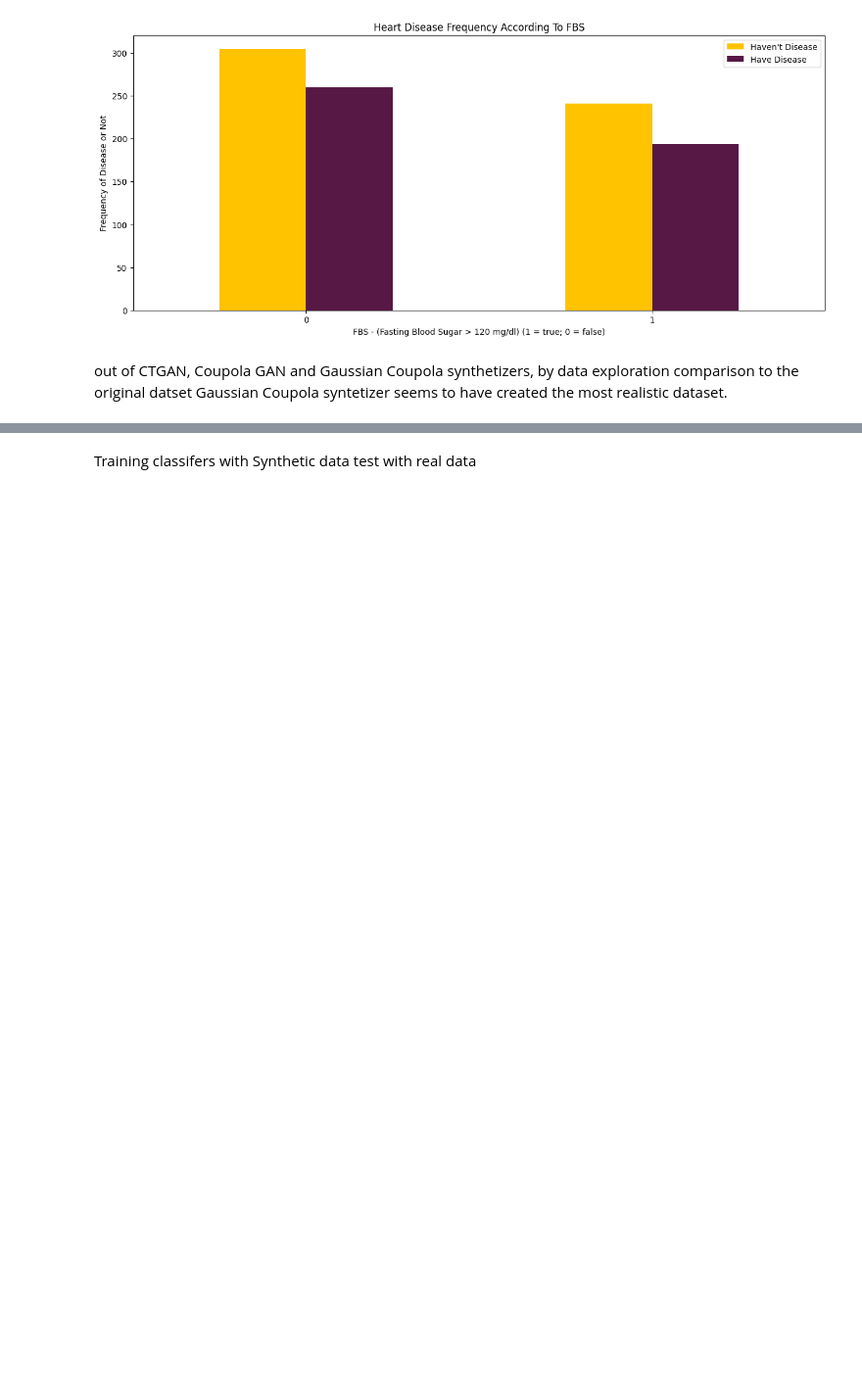
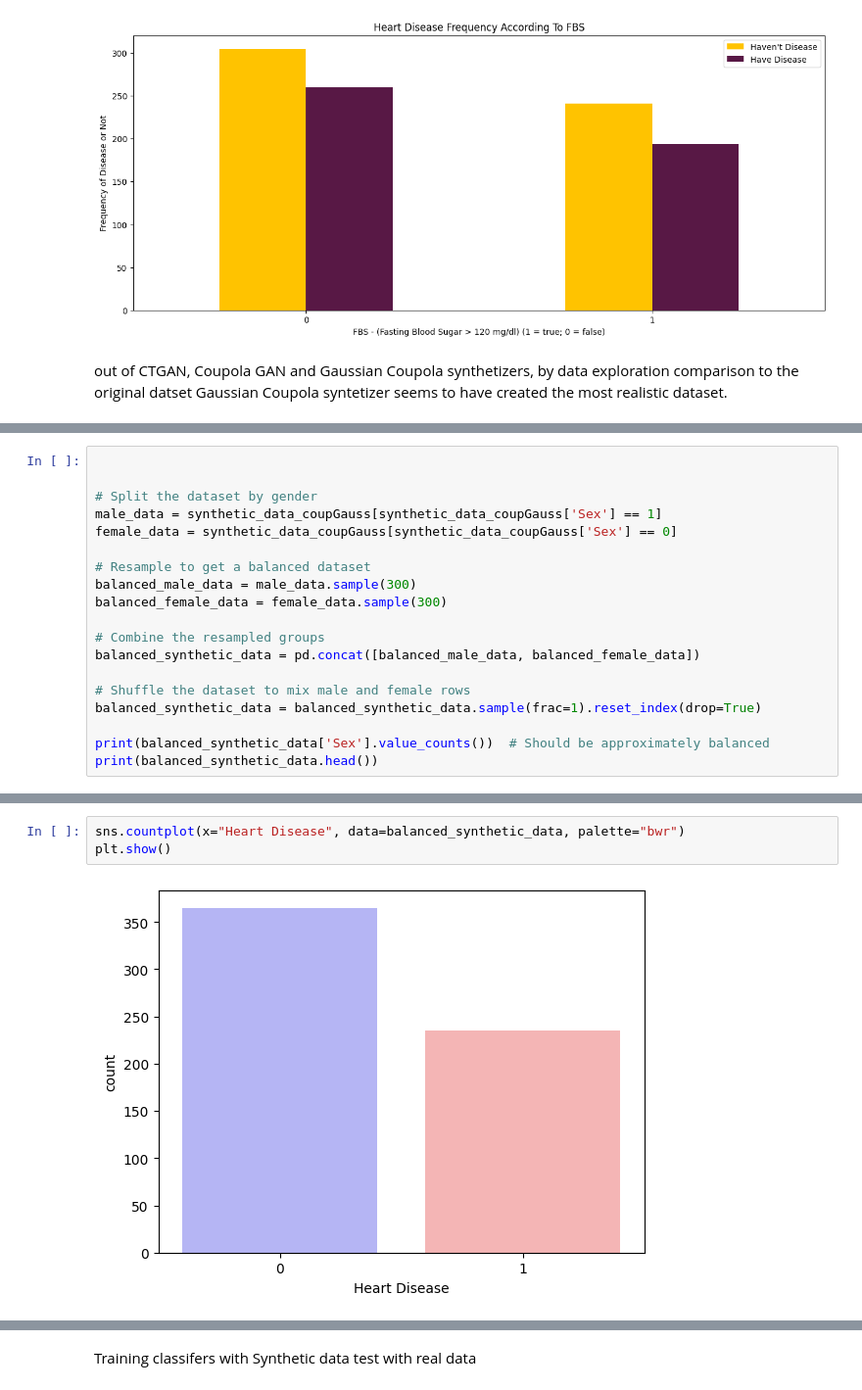
Before and after one commit to sonjababac/Data-Science-for-EWS-in-Postoperative-Care-PhD-year-1, a Jupyter notebook: SDG phd/heart_disease.ipynb, the cells around one changed output, grey strips where cells are left out. Shown at 98% size. Saved outputs shown, nothing was run; the diff lists cells and outputs as text; blank space fills up the shorter version.

Commit message:
finalized gender bias and disease presence bias mitigation

```diff
--- a/SDG phd/heart_disease.ipynb
+++ b/SDG phd/heart_disease.ipynb
@@ -1121,0 +1133,19 @@ sdg - mitigating gender imbalance
+# %%
+
+
+# Split the dataset by gender
+male_data = synthetic_data_coupGauss[synthetic_data_coupGauss['Sex'] == 1]
+female_data = synthetic_data_coupGauss[synthetic_data_coupGauss['Sex'] == 0]
+
+# Resample to get a balanced dataset
+balanced_male_data = male_data.sample(300)
+balanced_female_data = female_data.sample(300)
+
+# Combine the resampled groups
+balanced_synthetic_data = pd.concat([balanced_male_data, balanced_female_data])
+
+# Shuffle the dataset to mix male and female rows
+balanced_synthetic_data = balanced_synthetic_data.sample(frac=1).reset_index(drop=True)
+
+print(balanced_synthetic_data['Sex'].value_counts())  # Should be approximately balanced
+print(balanced_synthetic_data.head())
@@ -1121,0 +1187,5 @@ sdg - mitigating gender imbalance
+# %%
+sns.countplot(x="Heart Disease", data=balanced_synthetic_data, palette="bwr")
+plt.show()
+# %% [output]
+[figure, added]
```
Also changed, not shown: parts of 39 cells of this notebook.
